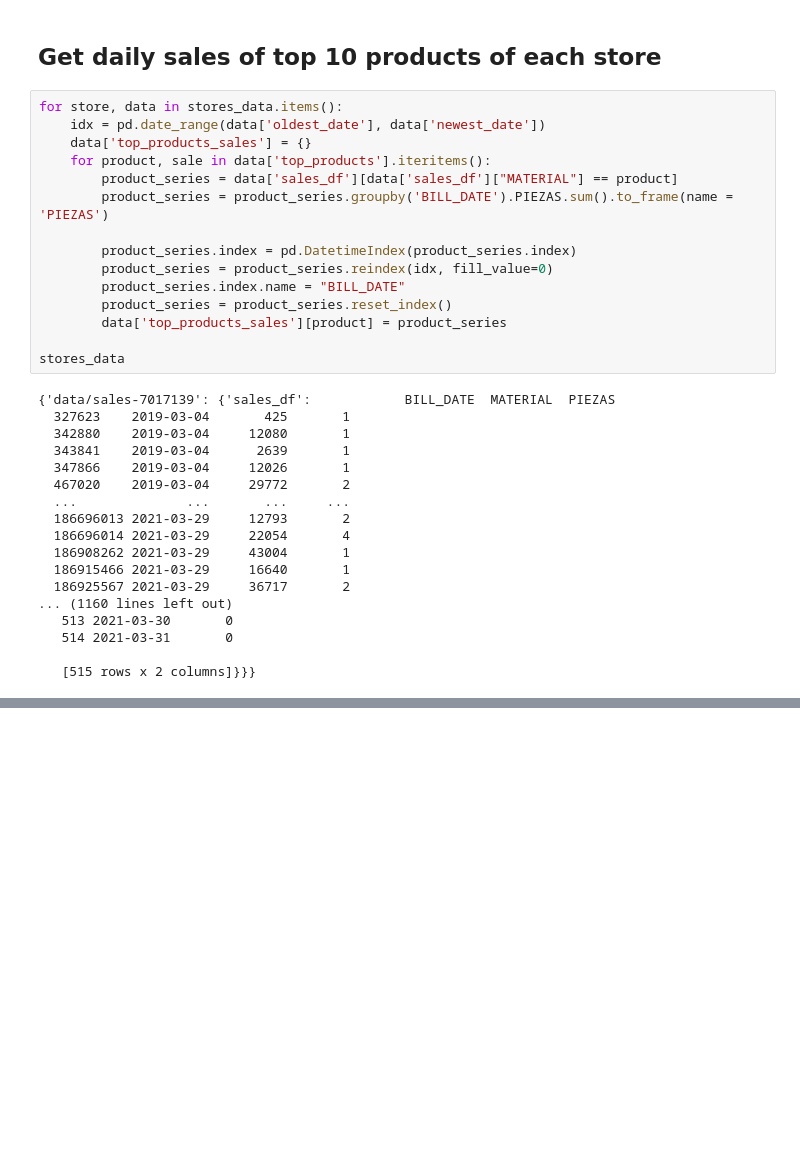
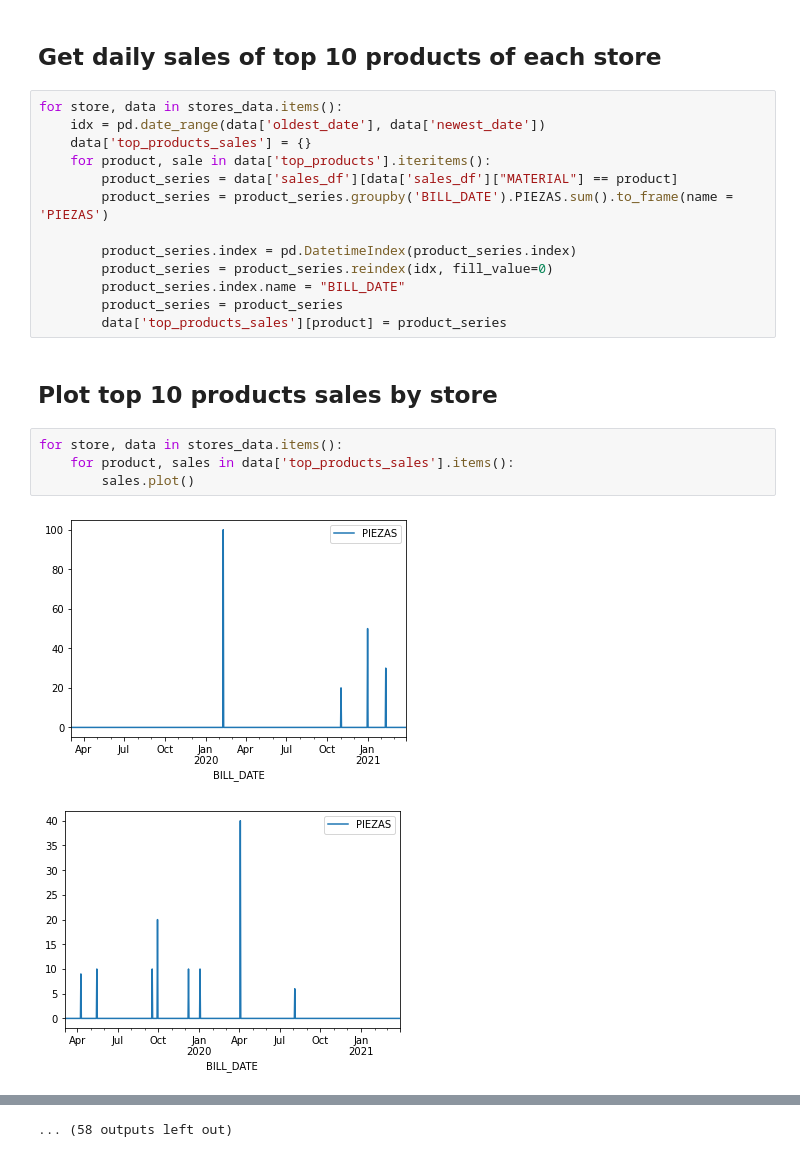
Before and after one commit to EdisonAltamirano/AI_storePrediction, a Jupyter notebook: demand_sensing.ipynb, the cells around one changed output, grey strips where cells are left out. Cells and saved outputs as stored; diff of their text form; blank space fills up the shorter version.

Commit message:
Add plots of top  10 products

```diff
--- a/demand_sensing.ipynb
+++ b/demand_sensing.ipynb
@@ -81,25 +41,14 @@ for store, data in stores_data.items():
         product_series.index = pd.DatetimeIndex(product_series.index)
         product_series = product_series.reindex(idx, fill_value=0)
         product_series.index.name = "BILL_DATE"
-        product_series = product_series.reset_index()
+        product_series = product_series
         data['top_products_sales'][product] = product_series
-
-stores_data
-# %% [output]
-{'data/sales-7017139': {'sales_df':            BILL_DATE  MATERIAL  PIEZAS
-  327623    2019-03-04       425       1
-  342880    2019-03-04     12080       1
-  343841    2019-03-04      2639       1
-  347866    2019-03-04     12026       1
-  467020    2019-03-04     29772       2
-  ...              ...       ...     ...
-  186696013 2021-03-29     12793       2
-  186696014 2021-03-29     22054       4
-  186908262 2021-03-29     43004       1
-  186915466 2021-03-29     16640       1
-  186925567 2021-03-29     36717       2
-... (1160 lines left out)
-   513 2021-03-30       0
-   514 2021-03-31       0
-
-   [515 rows x 2 columns]}}}
+# %% [markdown]
+## Plot top 10 products sales by store
+# %%
+for store, data in stores_data.items():
+    for product, sales in data['top_products_sales'].items():
+        sales.plot()
+# %% [output]
+[figure, added]
+[figure, added]
@@ -105,0 +65 @@ stores_data
+... (58 outputs left out)
```
Also changed, not shown: parts of 3 cells of this notebook.
